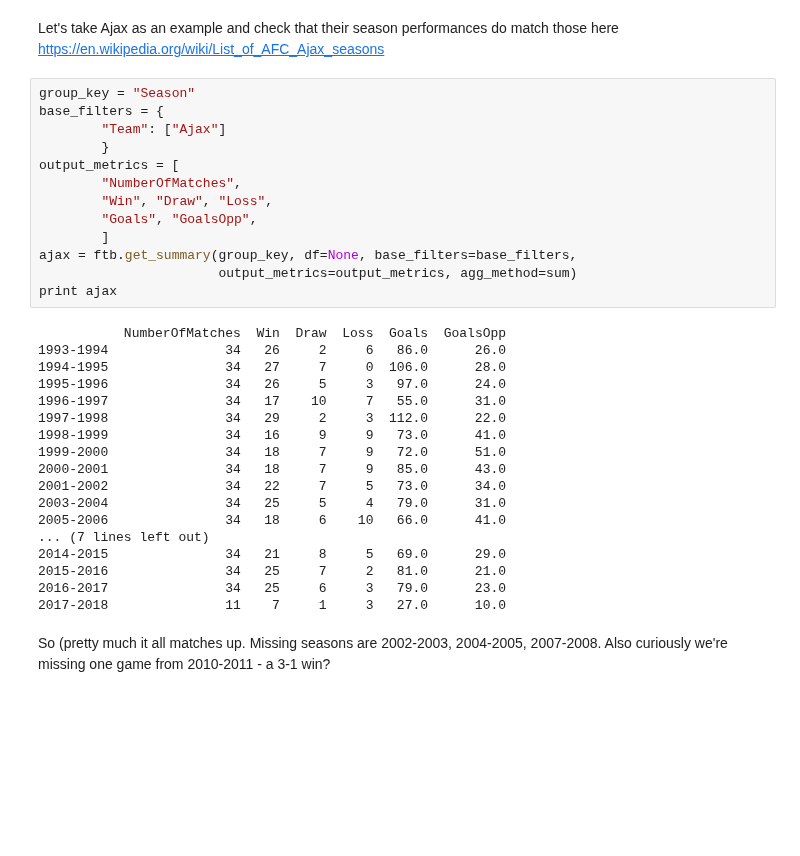
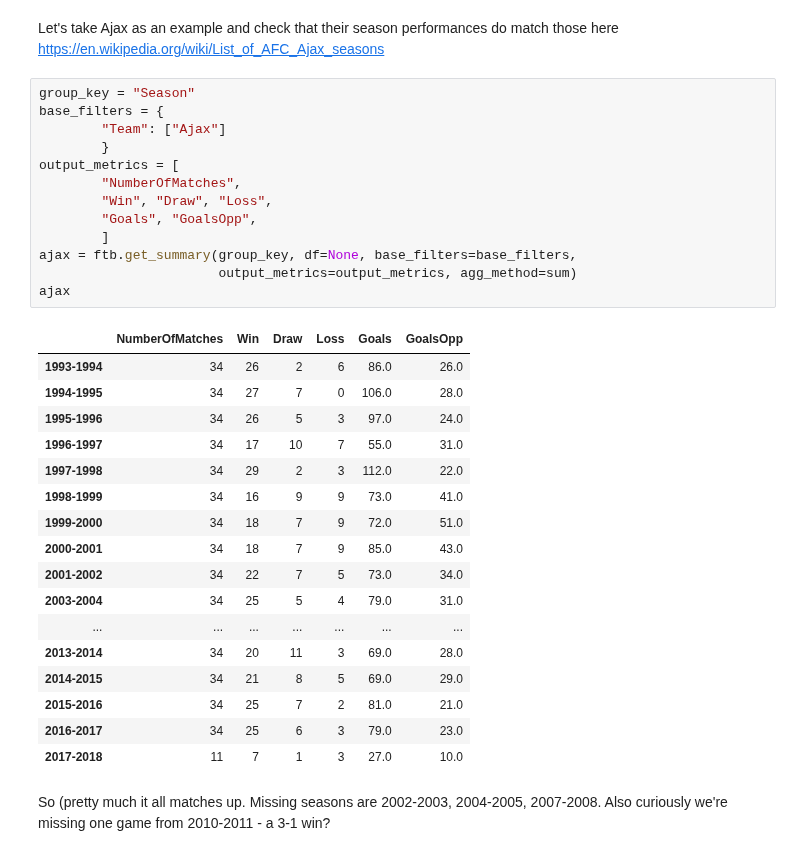
Before and after one commit to deacona/the-ball-is-round, a Jupyter notebook: notebooks/0.1-clubs-exploration.ipynb, the cells around one changed output. Saved outputs shown, nothing was run; the diff lists cells and outputs as text; blank space fills up the shorter version.

```diff
--- a/notebooks/0.1-clubs-exploration.ipynb
+++ b/notebooks/0.1-clubs-exploration.ipynb
@@ -96,34 +96,34 @@ Let's take Ajax as an example and check that their season performances do match
 # %%
 group_key = "Season"
 base_filters = {
         "Team": ["Ajax"]
         }
 output_metrics = [
         "NumberOfMatches",
         "Win", "Draw", "Loss",
         "Goals", "GoalsOpp",
         ]
 ajax = ftb.get_summary(group_key, df=None, base_filters=base_filters,
                        output_metrics=output_metrics, agg_method=sum)
-print ajax
+ajax
 # %% [output]
-           NumberOfMatches  Win  Draw  Loss  Goals  GoalsOpp
-1993-1994               34   26     2     6   86.0      26.0
-1994-1995               34   27     7     0  106.0      28.0
-1995-1996               34   26     5     3   97.0      24.0
-1996-1997               34   17    10     7   55.0      31.0
-1997-1998               34   29     2     3  112.0      22.0
-1998-1999               34   16     9     9   73.0      41.0
-1999-2000               34   18     7     9   72.0      51.0
-2000-2001               34   18     7     9   85.0      43.0
-2001-2002               34   22     7     5   73.0      34.0
-2003-2004               34   25     5     4   79.0      31.0
-2005-2006               34   18     6    10   66.0      41.0
-... (7 lines left out)
-2014-2015               34   21     8     5   69.0      29.0
-2015-2016               34   25     7     2   81.0      21.0
-2016-2017               34   25     6     3   79.0      23.0
-2017-2018               11    7     1     3   27.0      10.0
+|  | NumberOfMatches | Win | Draw | Loss | Goals | GoalsOpp |
+| 1993-1994 | 34 | 26 | 2 | 6 | 86.0 | 26.0 |
+| 1994-1995 | 34 | 27 | 7 | 0 | 106.0 | 28.0 |
+| 1995-1996 | 34 | 26 | 5 | 3 | 97.0 | 24.0 |
+| 1996-1997 | 34 | 17 | 10 | 7 | 55.0 | 31.0 |
+| 1997-1998 | 34 | 29 | 2 | 3 | 112.0 | 22.0 |
+| 1998-1999 | 34 | 16 | 9 | 9 | 73.0 | 41.0 |
+| 1999-2000 | 34 | 18 | 7 | 9 | 72.0 | 51.0 |
+| 2000-2001 | 34 | 18 | 7 | 9 | 85.0 | 43.0 |
+| 2001-2002 | 34 | 22 | 7 | 5 | 73.0 | 34.0 |
+| 2003-2004 | 34 | 25 | 5 | 4 | 79.0 | 31.0 |
+| ... | ... | ... | ... | ... | ... | ... |
+| 2013-2014 | 34 | 20 | 11 | 3 | 69.0 | 28.0 |
+| 2014-2015 | 34 | 21 | 8 | 5 | 69.0 | 29.0 |
+| 2015-2016 | 34 | 25 | 7 | 2 | 81.0 | 21.0 |
+| 2016-2017 | 34 | 25 | 6 | 3 | 79.0 | 23.0 |
+| 2017-2018 | 11 | 7 | 1 | 3 | 27.0 | 10.0 |
 # %% [markdown]
 So (pretty much it all matches up. Missing seasons are 2002-2003, 2004-2005, 2007-2008. Also curiously we're missing one game from 2010-2011 - a 3-1 win?
 # %% [markdown]
```
Also changed, not shown: parts of 2 cells of this notebook, 1 other file.
